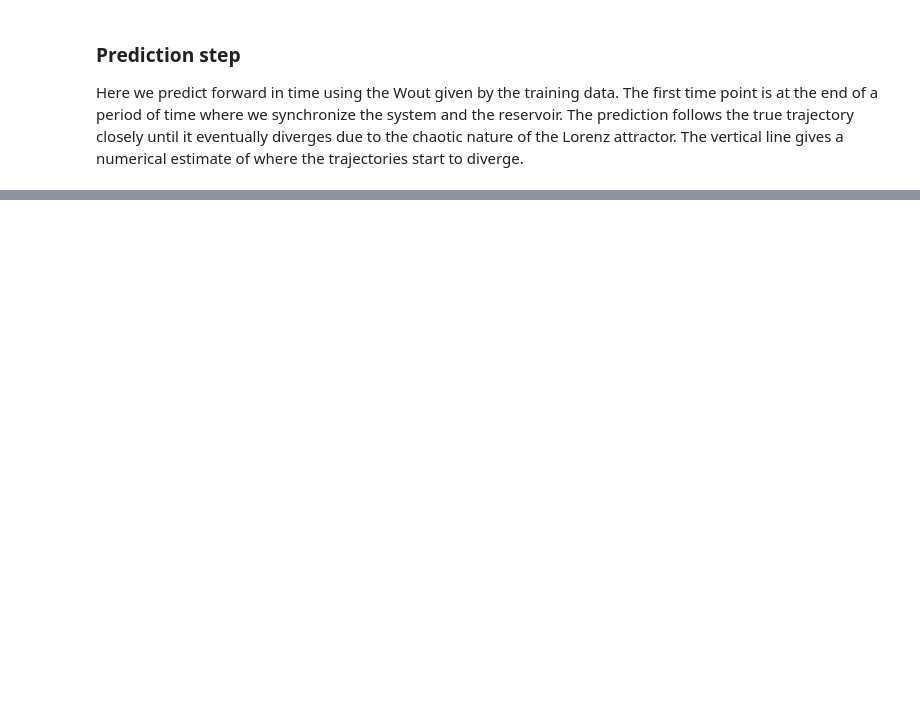
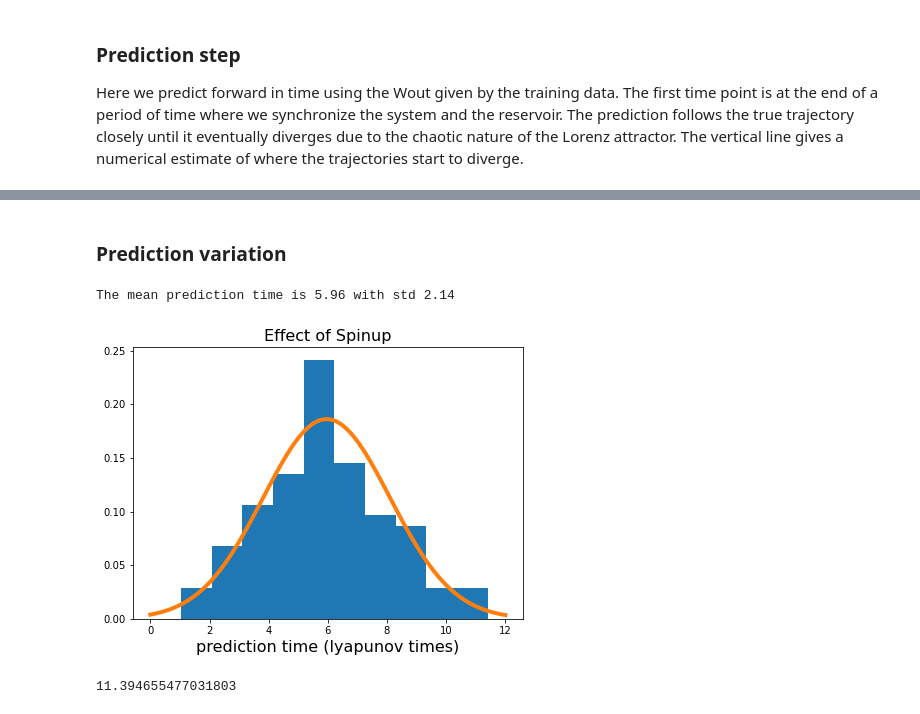
Before and after one commit to japlatt/reservoir, a Jupyter notebook: examples/Example_Lorenz_63.ipynb, the cells around one changed output, grey strips where cells are left out. Cells and saved outputs as stored; diff of their text form; code cells hidden in the pictures; blank space fills up the shorter version.

```diff
--- a/examples/Example_Lorenz_63.ipynb
+++ b/examples/Example_Lorenz_63.ipynb
@@ -199,0 +190,33 @@ Wall time: 14.3 s
+# %% [markdown]
+### Prediction variation
+# %%
+pred = np.zeros(100)
+for i in range(100):
+    pred[i] = lor63Res.predict(15, show = False)
+# %%
+lyap = 0.9056
+pred = pred/lyap
+fig = plt.figure(figsize = (7, 5))
+plt.hist(pred, density = True)
+plt.title('Effect of Spinup', fontsize = 16)
+
+# find minimum and maximum of xticks, so we know
+# where we should compute theoretical distribution
+xt = plt.xticks()[0]
+xmin, xmax = min(xt), max(xt)
+lnspc = np.linspace(xmin, xmax, len(pred))
+
+# lets try the normal distribution first
+m, s = stats.norm.fit(pred) # get mean and standard deviation
+pdf_g = stats.norm.pdf(lnspc, m, s) # now get theoretical values in our interval
+plt.plot(lnspc, pdf_g, label="Norm", lw = 4) # plot it
+plt.xlabel('prediction time (lyapunov times)', fontsize = 16)
+print('The mean prediction time is {:1.2f} with std {:1.2f}'.format(m, s))
+# fig.savefig('results/spinup_variation.pdf', bbox_inches = 'tight')
+# %% [output]
+The mean prediction time is 5.96 with std 2.14
+[figure, added]
+# %%
+np.max(pred)
+# %% [output]
+11.394655477031803
```
Also changed, not shown: parts of 12 cells of this notebook, 1 other file.
